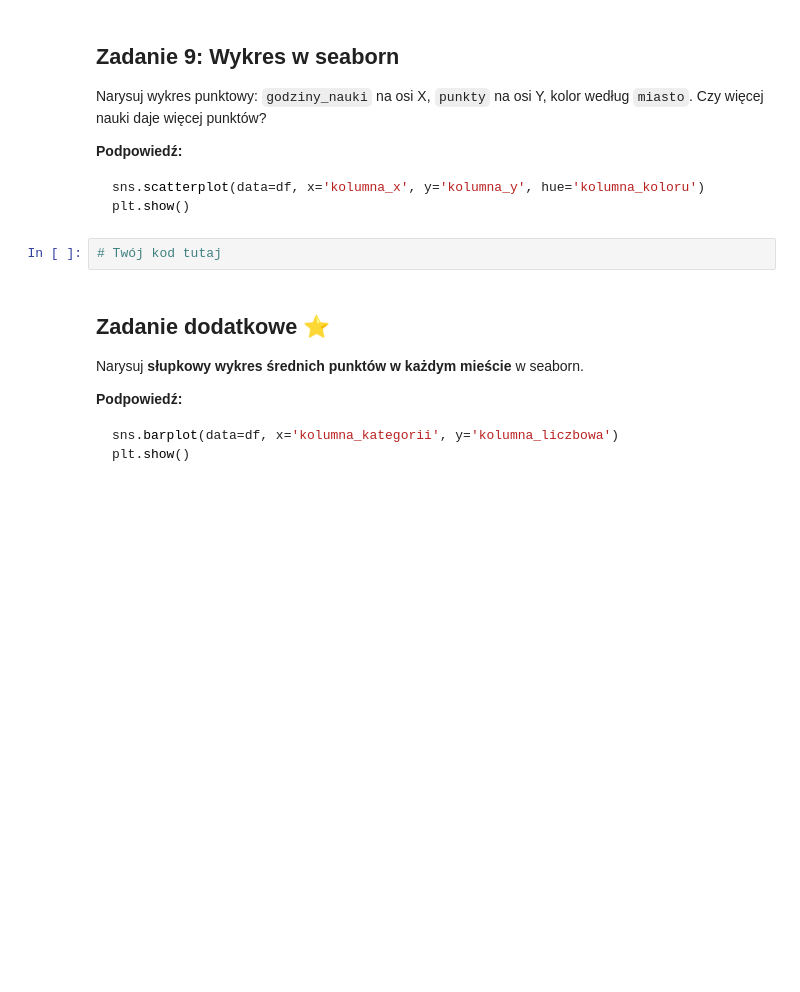
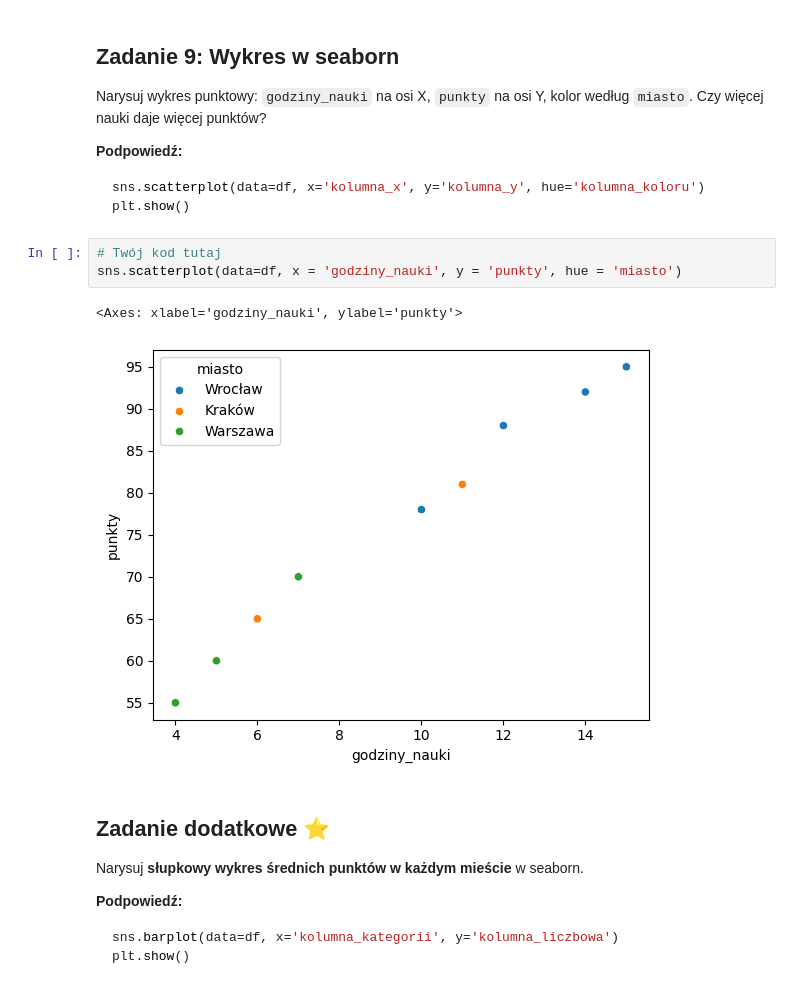
Before and after one commit to imgabrielas/TeDe-Data-Analysis, a Jupyter notebook: Gabi/zadanie_AF.ipynb, the cells around one changed output. Saved outputs shown, nothing was run; the diff lists cells and outputs as text; blank space fills up the shorter version.

````diff
--- a/Gabi/zadanie_AF.ipynb
+++ b/Gabi/zadanie_AF.ipynb
@@ -216,8 +245,12 @@ Narysuj wykres punktowy: `godziny_nauki` na osi X, `punkty` na osi Y, kolor wed
 sns.scatterplot(data=df, x='kolumna_x', y='kolumna_y', hue='kolumna_koloru')
 plt.show()
 ```
-# %%
-# Twój kod tutaj
+# %%
+# Twój kod tutaj
+sns.scatterplot(data=df, x = 'godziny_nauki', y = 'punkty', hue = 'miasto')
+# %% [output]
+<Axes: xlabel='godziny_nauki', ylabel='punkty'>
+[figure, added]
 # %% [markdown]
 ## Zadanie dodatkowe ⭐
 Narysuj **słupkowy wykres średnich punktów w każdym mieście** w seaborn.
````
Also changed, not shown: parts of 9 cells of this notebook.
